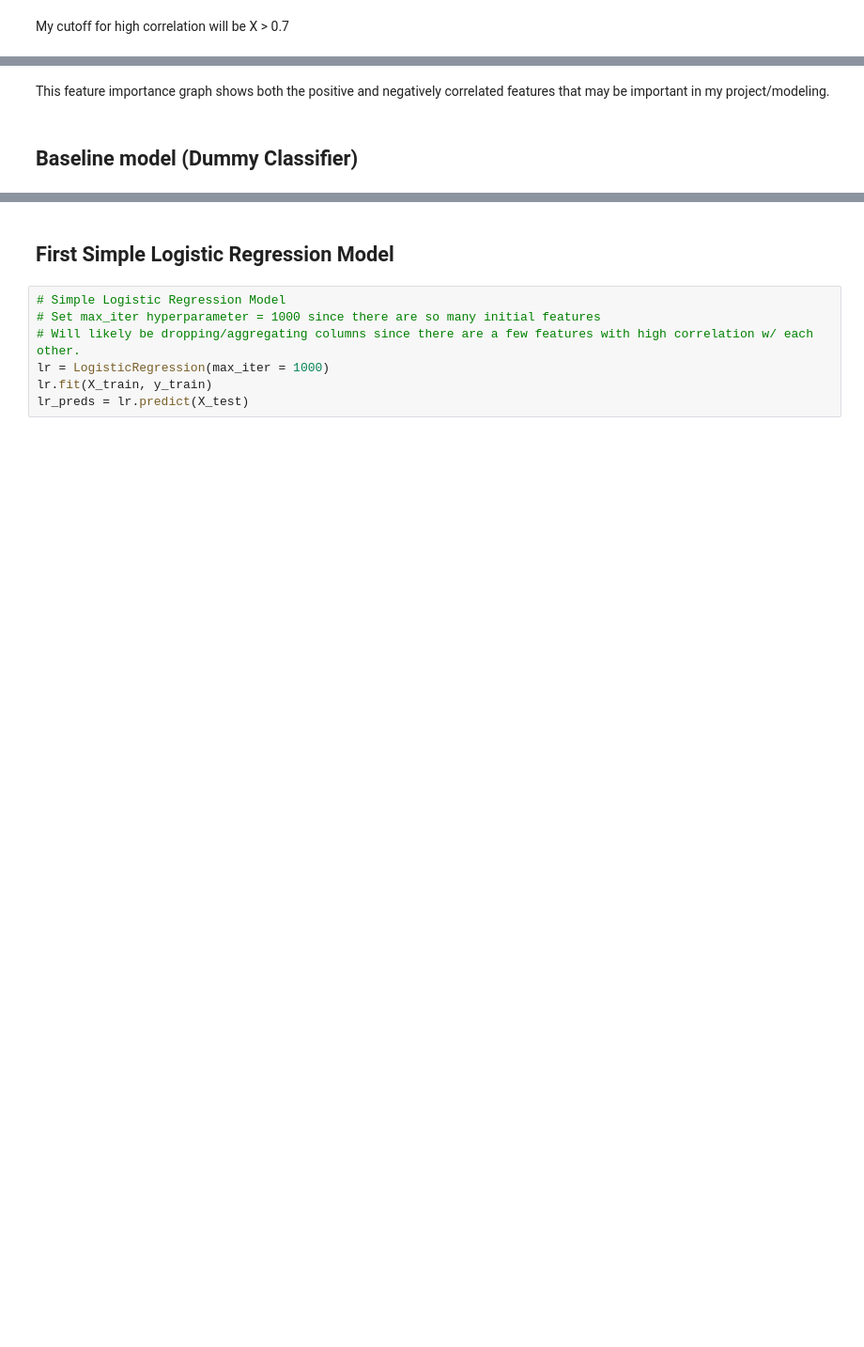
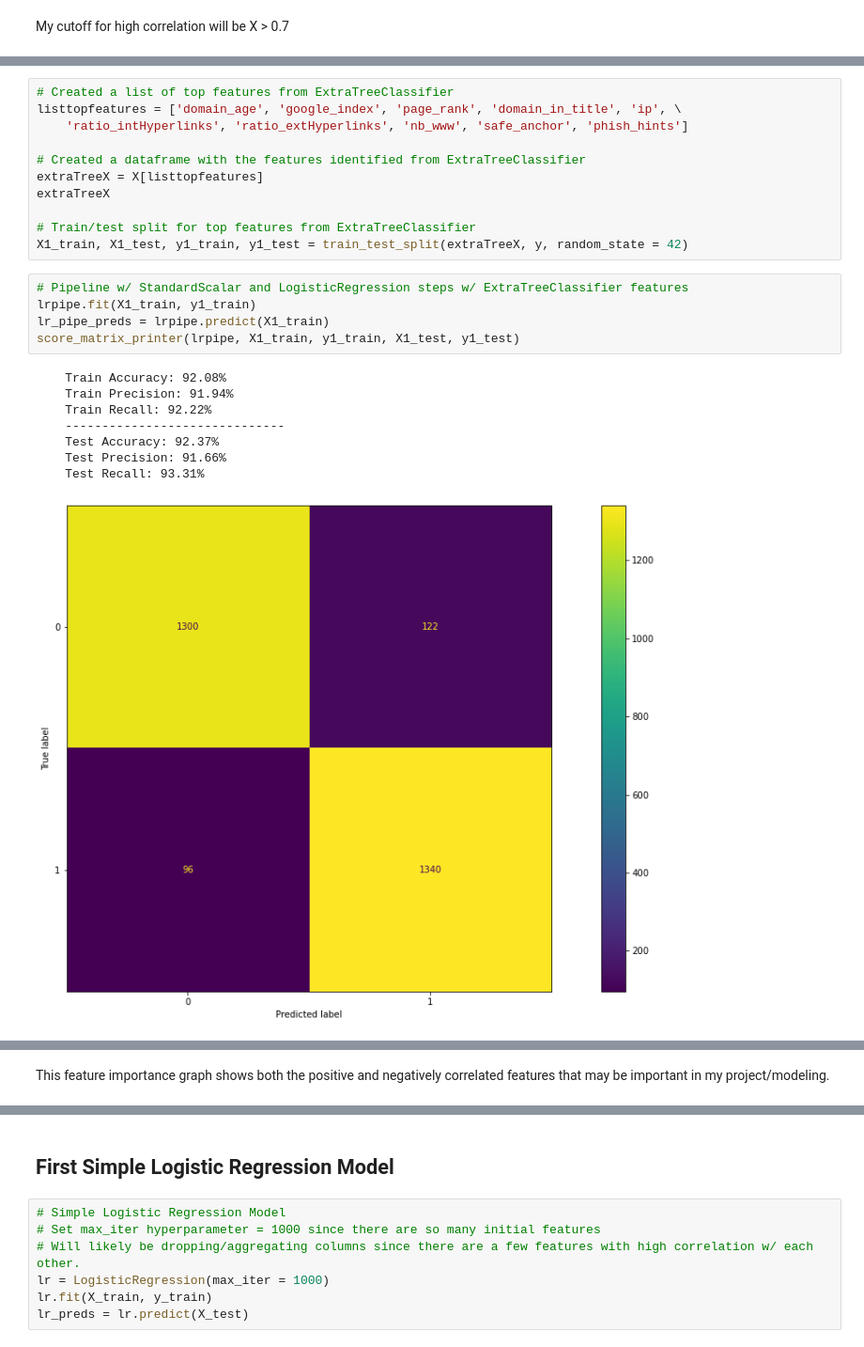
Before and after one commit to petercvuong/Phishing-Detector-Capstone, a Jupyter notebook: Phishing Project Notebook.ipynb, the cells around one changed output, grey strips where cells are left out. Shown at 94% size. Cells and saved outputs as stored; diff of their text form; blank space fills up the shorter version.

```diff
--- a/Phishing Project Notebook.ipynb
+++ b/Phishing Project Notebook.ipynb
@@ -258,0 +332,25 @@ plt.show()
+# %%
+# Created a list of top features from ExtraTreeClassifier
+listtopfeatures = ['domain_age', 'google_index', 'page_rank', 'domain_in_title', 'ip', \
+    'ratio_intHyperlinks', 'ratio_extHyperlinks', 'nb_www', 'safe_anchor', 'phish_hints']
+
+# Created a dataframe with the features identified from ExtraTreeClassifier
+extraTreeX = X[listtopfeatures]
+extraTreeX
+
+# Train/test split for top features from ExtraTreeClassifier
+X1_train, X1_test, y1_train, y1_test = train_test_split(extraTreeX, y, random_state = 42)
+# %%
+# Pipeline w/ StandardScalar and LogisticRegression steps w/ ExtraTreeClassifier features
+lrpipe.fit(X1_train, y1_train)
+lr_pipe_preds = lrpipe.predict(X1_train)
+score_matrix_printer(lrpipe, X1_train, y1_train, X1_test, y1_test)
+# %% [output]
+    Train Accuracy: 92.08%
+    Train Precision: 91.94%
+    Train Recall: 92.22%
+    ------------------------------
+    Test Accuracy: 92.37%
+    Test Precision: 91.66%
+    Test Recall: 93.31%
+[figure, added]
@@ -259,4 +358,2 @@ plt.show()
 # %% [markdown]
 This feature importance graph shows both the positive and negatively correlated features that may be important in my project/modeling.
-# %% [markdown]
-## Baseline model (Dummy Classifier)
```
Also changed, not shown: parts of 33 cells of this notebook, 2 other files.
